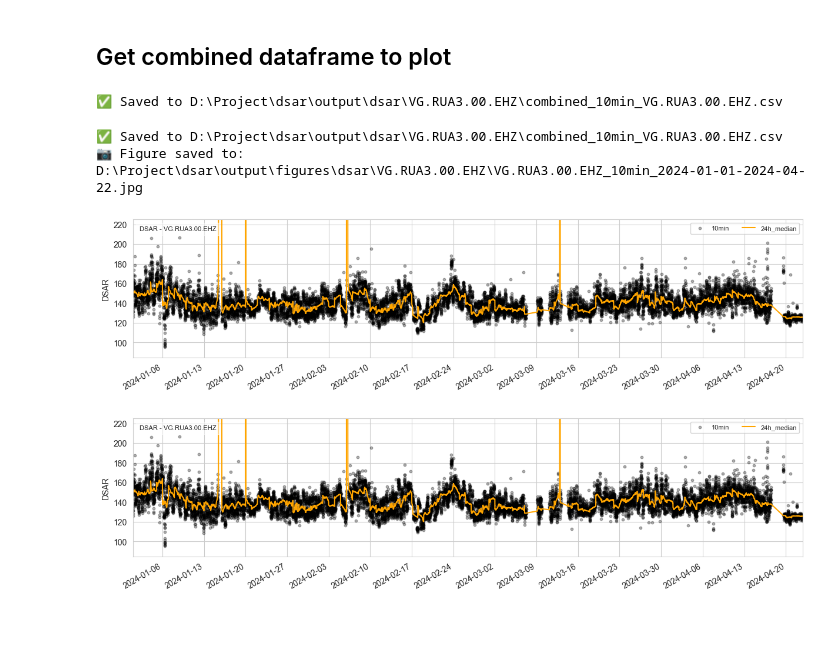
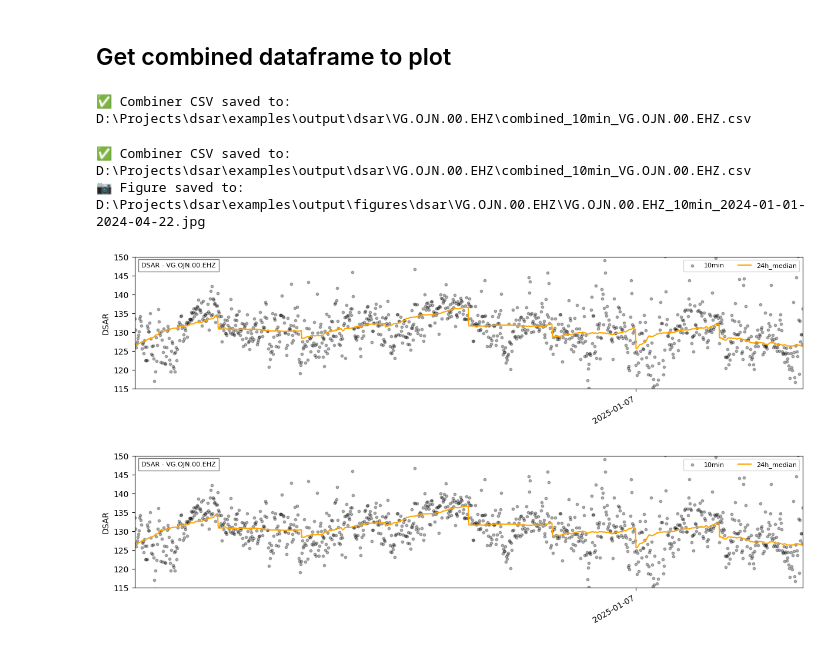
Before and after one commit to martanto/dsar, a Jupyter notebook: examples/example.ipynb, the cells around one changed output. Drawn from its saved outputs; the diff is of its cells as text; code cells hidden in the pictures.

```diff
--- a/examples/example.ipynb
+++ b/examples/example.ipynb
@@ -40,25 +62,27 @@ dsar.run()
 plot = PlotDsar(
     start_date="2024-01-01",
     end_date="2024-04-22",
-    station="RUA3",
-    channel="EHZ"
+    station="OJN",
+    channel="EHZ",
+    network="VG",
+    location="00"
 )
 # %% [markdown]
 ## Get combined dataframe to plot
 # %%
 df = plot.df
 # %% [output]
-✅ Saved to D:\Project\dsar\output\dsar\VG.RUA3.00.EHZ\combined_10min_VG.RUA3.00.EHZ.csv
+✅ Combiner CSV saved to: D:\Projects\dsar\examples\output\dsar\VG.OJN.00.EHZ\combined_10min_VG.OJN.00.EHZ.csv
 # %%
 plot.plot(
     interval_day=7,
-    y_min=85,
-    y_max=225,
+    y_min=115,
+    y_max=150,
     save=True,
     file_type='jpg',
 )
 # %% [output]
-✅ Saved to D:\Project\dsar\output\dsar\VG.RUA3.00.EHZ\combined_10min_VG.RUA3.00.EHZ.csv
-📷 Figure saved to: D:\Project\dsar\output\figures\dsar\VG.RUA3.00.EHZ\VG.RUA3.00.EHZ_10min_2024-01-01-2024-04-22.jpg
+✅ Combiner CSV saved to: D:\Projects\dsar\examples\output\dsar\VG.OJN.00.EHZ\combined_10min_VG.OJN.00.EHZ.csv
+📷 Figure saved to: D:\Projects\dsar\examples\output\figures\dsar\VG.OJN.00.EHZ\VG.OJN.00.EHZ_10min_2024-01-01-2024-04-22.jpg
-[figure, old version]
+[figure, new version]
-[figure, old version]
+[figure, new version]
```
Also changed, not shown: parts of 3 cells of this notebook.
